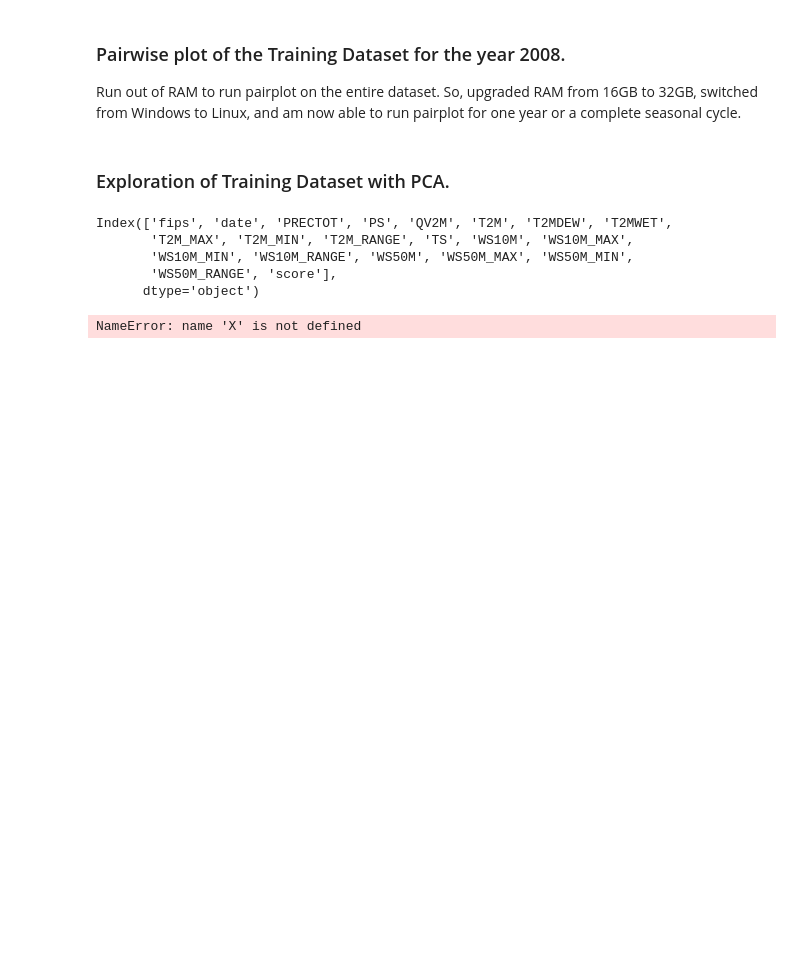
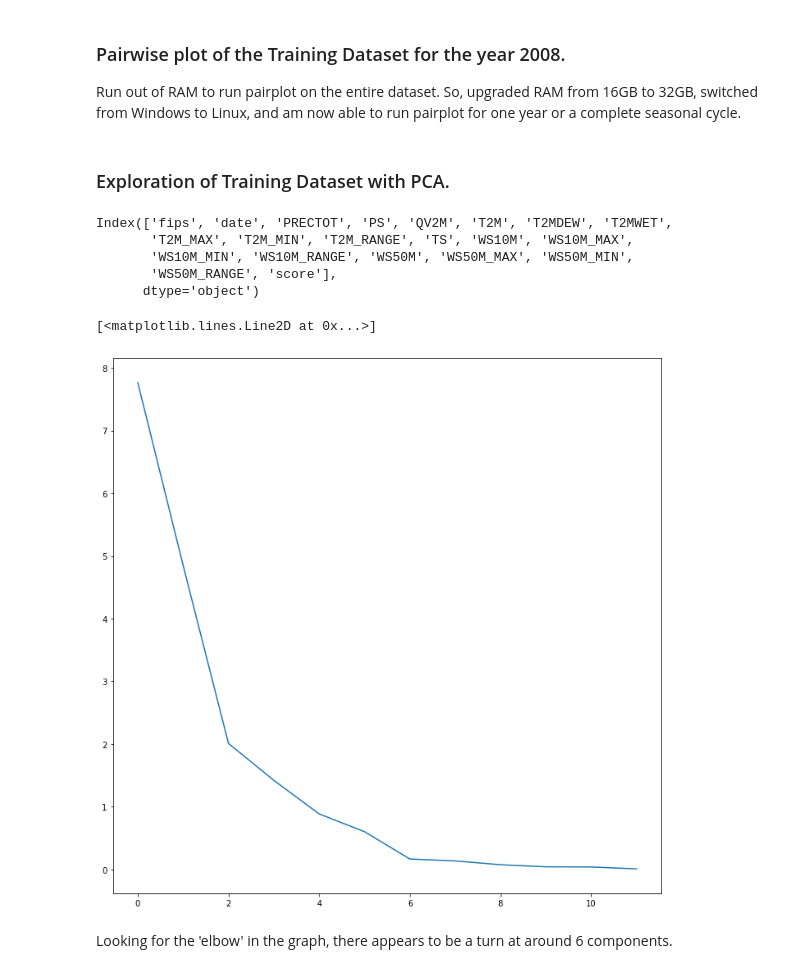
Before and after one commit to ChadDelany/drought_prediction, a Jupyter notebook: Notebooks/02_Exploratory_Data_Analysis.ipynb, the cells around one changed output. Cells and saved outputs as stored; diff of their text form; code cells hidden in the pictures; blank space fills up the shorter version.

```diff
--- a/Notebooks/02_Exploratory_Data_Analysis.ipynb
+++ b/Notebooks/02_Exploratory_Data_Analysis.ipynb
@@ -162,7 +162,13 @@ y = train_set.loc[:,['score']].values
 # Standardizing the features
 x = StandardScaler().fit_transform(x)
 # %%
-pca = PCA(n_components=10)
-pca.fit(x)
+pca = PCA(n_components=12)
+components = pca.fit(x)
-# %% [output]
-NameError: name 'X' is not defined
+# %%
+plt.subplots(figsize=(12,12))
+plt.plot(components.explained_variance_)
+# %% [output]
+[<matplotlib.lines.Line2D at 0x...>]
+[figure, added]
+# %% [markdown]
+Looking for the 'elbow' in the graph, there appears to be a turn at around 6 components.
```
Also changed, not shown: parts of 1 cell of this notebook.
